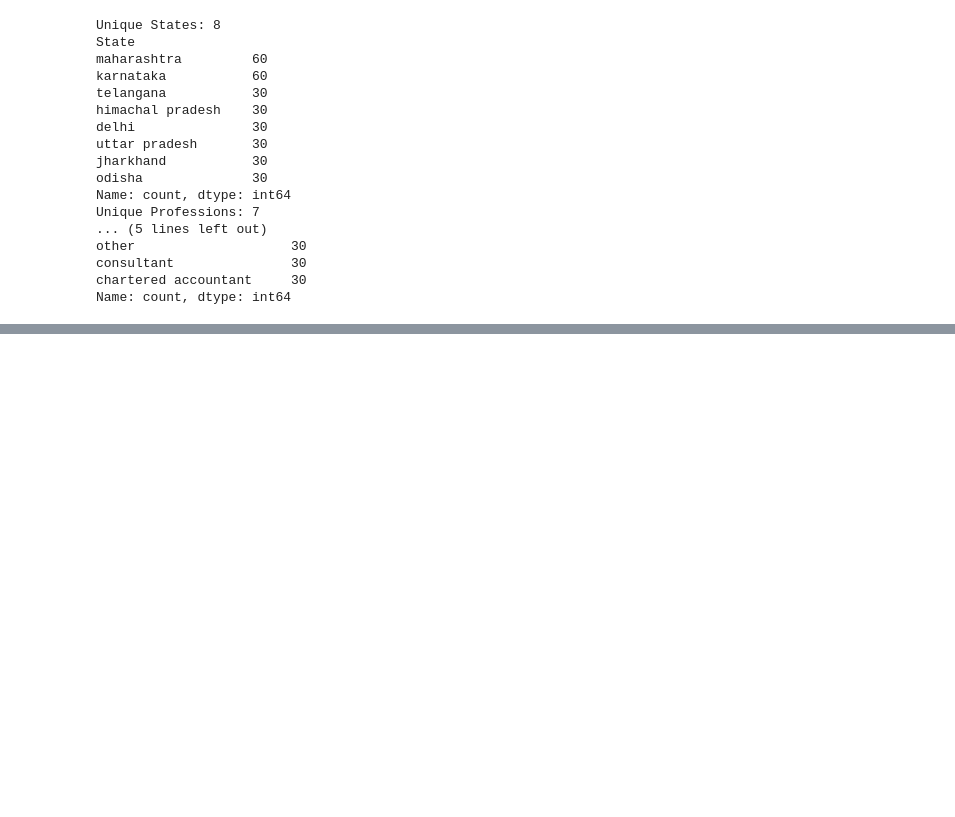
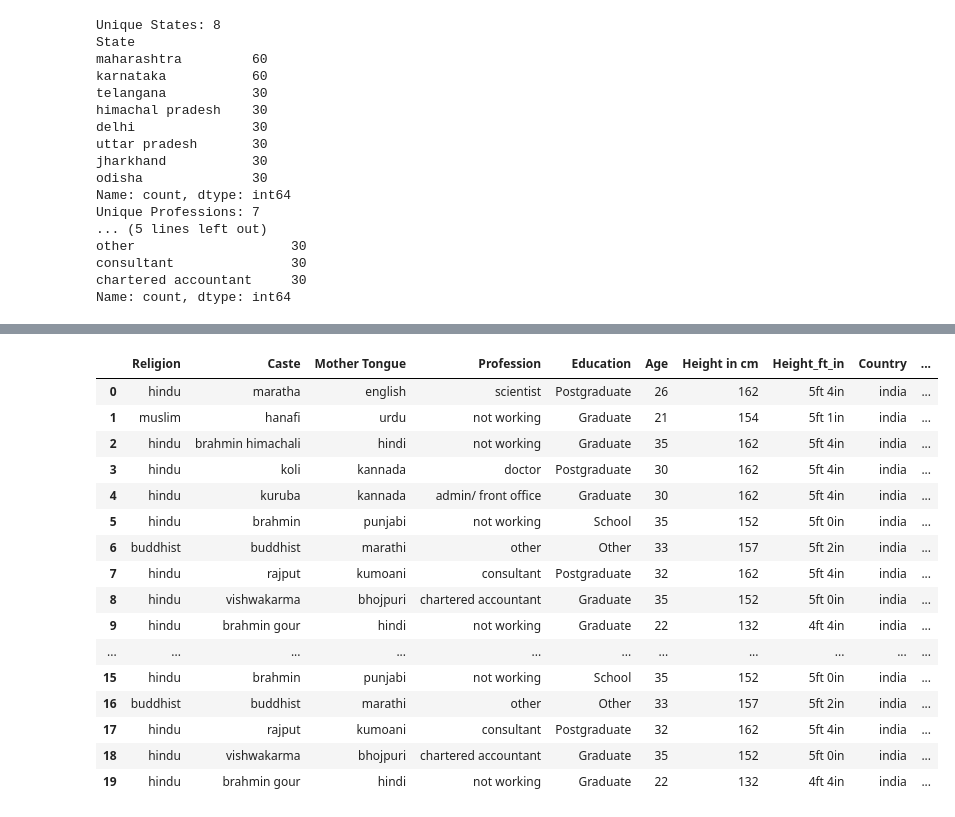
Before and after one commit to kushal-a11y/FinalYearProject, a Jupyter notebook: Matrimony_Matchmaker/notebooks/USER PROFILE DATA COLLECTION/profiles.ipynb, the cells around one changed output, grey strips where cells are left out. Drawn from its saved outputs; the diff is of its cells as text; code cells hidden in the pictures; blank space fills up the shorter version.

Commit message:
Editing the datset for user profiles
Former-commit-id: a6cc19de341ab3fcbc19a196829a2e9ee4353270

```diff
--- a/Matrimony_Matchmaker/notebooks/USER PROFILE DATA COLLECTION/profiles.ipynb
+++ b/Matrimony_Matchmaker/notebooks/USER PROFILE DATA COLLECTION/profiles.ipynb
@@ -161,0 +248,21 @@ Name: count, dtype: int64
+# %%
+df = pd.read_csv("processed_vivah_profiles.csv")
+df.head(20)
+# %% [output]
+|  | Religion | Caste | Mother Tongue | Profession | Education | Age | Height in cm | Height_ft_in | Country | ... |
+| 0 | hindu | maratha | english | scientist | Postgraduate | 26 | 162 | 5ft 4in | india | ... |
+| 1 | muslim | hanafi | urdu | not working | Graduate | 21 | 154 | 5ft 1in | india | ... |
+| 2 | hindu | brahmin himachali | hindi | not working | Graduate | 35 | 162 | 5ft 4in | india | ... |
+| 3 | hindu | koli | kannada | doctor | Postgraduate | 30 | 162 | 5ft 4in | india | ... |
+| 4 | hindu | kuruba | kannada | admin/ front office | Graduate | 30 | 162 | 5ft 4in | india | ... |
+| 5 | hindu | brahmin | punjabi | not working | School | 35 | 152 | 5ft 0in | india | ... |
+| 6 | buddhist | buddhist | marathi | other | Other | 33 | 157 | 5ft 2in | india | ... |
+| 7 | hindu | rajput | kumoani | consultant | Postgraduate | 32 | 162 | 5ft 4in | india | ... |
+| 8 | hindu | vishwakarma | bhojpuri | chartered accountant | Graduate | 35 | 152 | 5ft 0in | india | ... |
+| 9 | hindu | brahmin gour | hindi | not working | Graduate | 22 | 132 | 4ft 4in | india | ... |
+| ... | ... | ... | ... | ... | ... | ... | ... | ... | ... | ... |
+| 15 | hindu | brahmin | punjabi | not working | School | 35 | 152 | 5ft 0in | india | ... |
+| 16 | buddhist | buddhist | marathi | other | Other | 33 | 157 | 5ft 2in | india | ... |
+| 17 | hindu | rajput | kumoani | consultant | Postgraduate | 32 | 162 | 5ft 4in | india | ... |
+| 18 | hindu | vishwakarma | bhojpuri | chartered accountant | Graduate | 35 | 152 | 5ft 0in | india | ... |
+| 19 | hindu | brahmin gour | hindi | not working | Graduate | 22 | 132 | 4ft 4in | india | ... |
```
Also changed, not shown: parts of 10 cells of this notebook, 3 other files.
